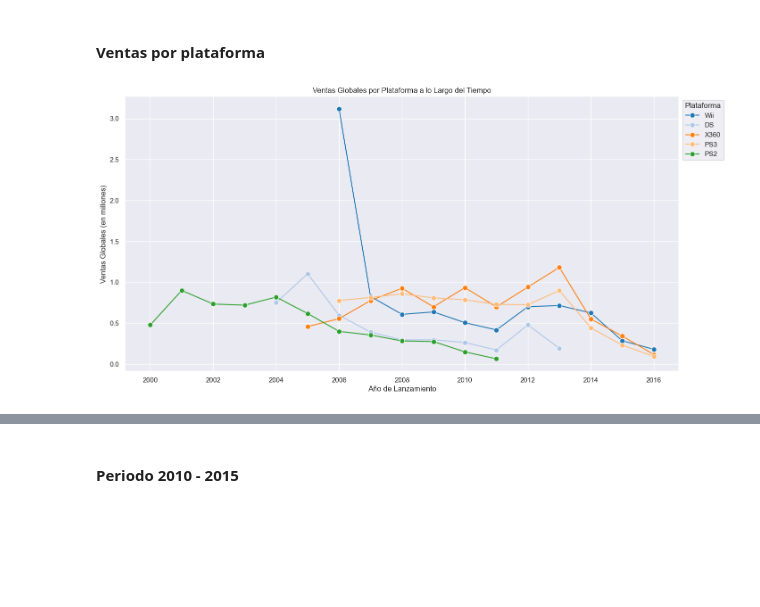
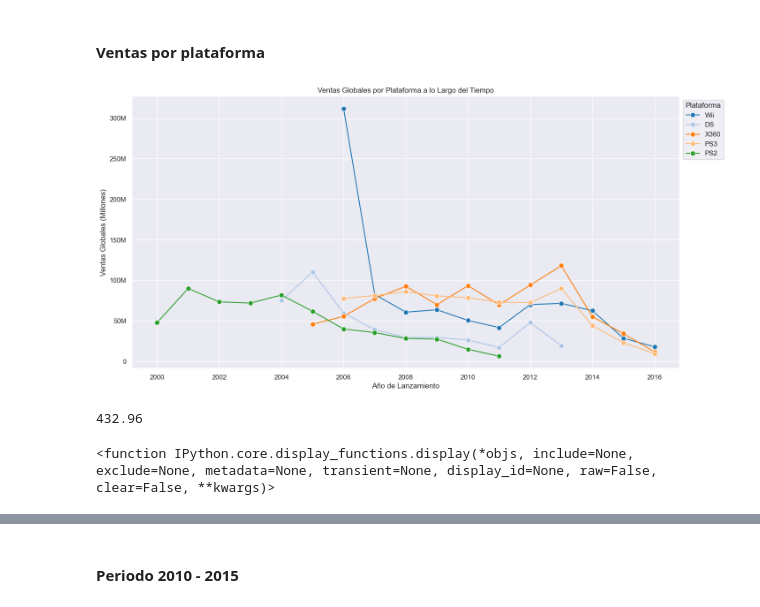
Before and after one commit to ErayFaSol/proyectosDataScience, a Jupyter notebook: proyecto6.ipynb, the cells around one changed output, grey strips where cells are left out. Cells and saved outputs as stored; diff of their text form; code cells hidden in the pictures; blank space fills up the shorter version.

```diff
--- a/proyecto6.ipynb
+++ b/proyecto6.ipynb
@@ -98,7 +98,7 @@ memory usage: 1.4+ MB
 #Reemplazar nombres de columnas
 df.columns = df.columns.str.lower()
 #Convertir las columnas al tipo necesario
-#df['year_of_release'] = df['year_of_release'].astype('Int64')  # Convertir a tipo entero que maneja valores nulos
+df['year_of_release'] = df['year_of_release'].astype('Int64')  # Convertir a tipo entero que maneja valores nulos
 df['user_score'] = pd.to_numeric(df['user_score'], errors='coerce')  # Convertir a tipo numérico, manejar 'tbd' como NaN
 
 #Trabajar nulos
@@ -214,30 +215,37 @@ Este aumento en el grafico podria indicar varias cosas, la primera es que los pr
 # %%
 # Nota: tras realizar este diagrama se encontre que un valor del dataframe tenia informacion erronea y esto entorpecia demasiado el resultado de la grafica
 # Por ello se prefirio eliminar este dato en especifico
 df = df[df['name'] != 'Strongest Tokyo University Shogi DS']
 
 #tomamos las 5 plataformas con mas ventas
 top_platforms = df.groupby(df['platform'])['total_sales'].sum().sort_values(ascending=False).head(5).index
 
 
 filtered_df = df[df['platform'].isin(top_platforms)]
+# Configurar grafico
 sns.set(style="darkgrid")
 palette = sns.color_palette("tab20", n_colors=len(top_platforms))
 
 # Crear el gráfico de líneas para mostrar las ventas de cada plataforma a lo largo del tiempo
 plt.figure(figsize=(16, 8))
 lines = sns.lineplot(data=filtered_df, x='year_of_release', y='total_sales', hue='platform', marker='o', markersize=8, errorbar=None, palette=palette)
 
 # Añadir etiquetas y título
 plt.xlabel('Año de Lanzamiento')
-plt.ylabel('Ventas Globales (en millones)')
+plt.ylabel('Ventas Globales (Millones)')
+plt.yticks([0, 0.5, 1.0, 1.5, 2.0, 2.5, 3.0], ['0', '50M', '100M', '150M', '200M', '250M', '300M'])
 plt.title('Ventas Globales por Plataforma a lo Largo del Tiempo')
 
 # Mostrar el gráfico
 plt.legend(title='Plataforma', loc='upper left', bbox_to_anchor=(1, 1))
 plt.show()
+
+display(filtered_df[filtered_df['year_of_release'] == 2006]['total_sales'].sum()  )
+display
 # %% [output]
-[figure, old version]
+[figure, new version]
+432.96
+<function IPython.core.display_functions.display(*objs, include=None, exclude=None, metadata=None, transient=None, display_id=None, raw=False, clear=False, **kwargs)>
 # %% [markdown]
 ##### Conclusion grafico de lineas
 
```
Also changed, not shown: parts of 11 cells of this notebook.
